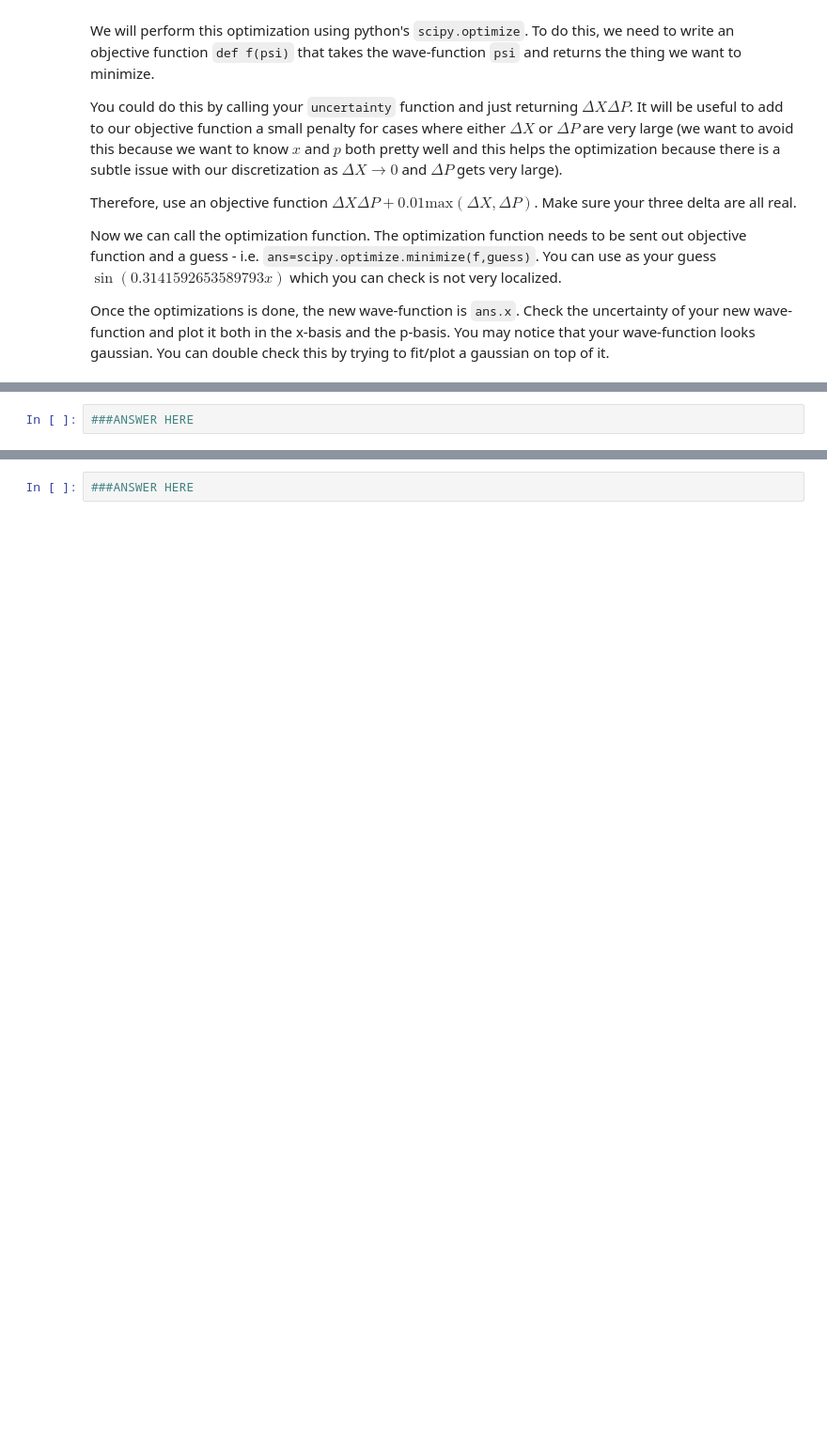
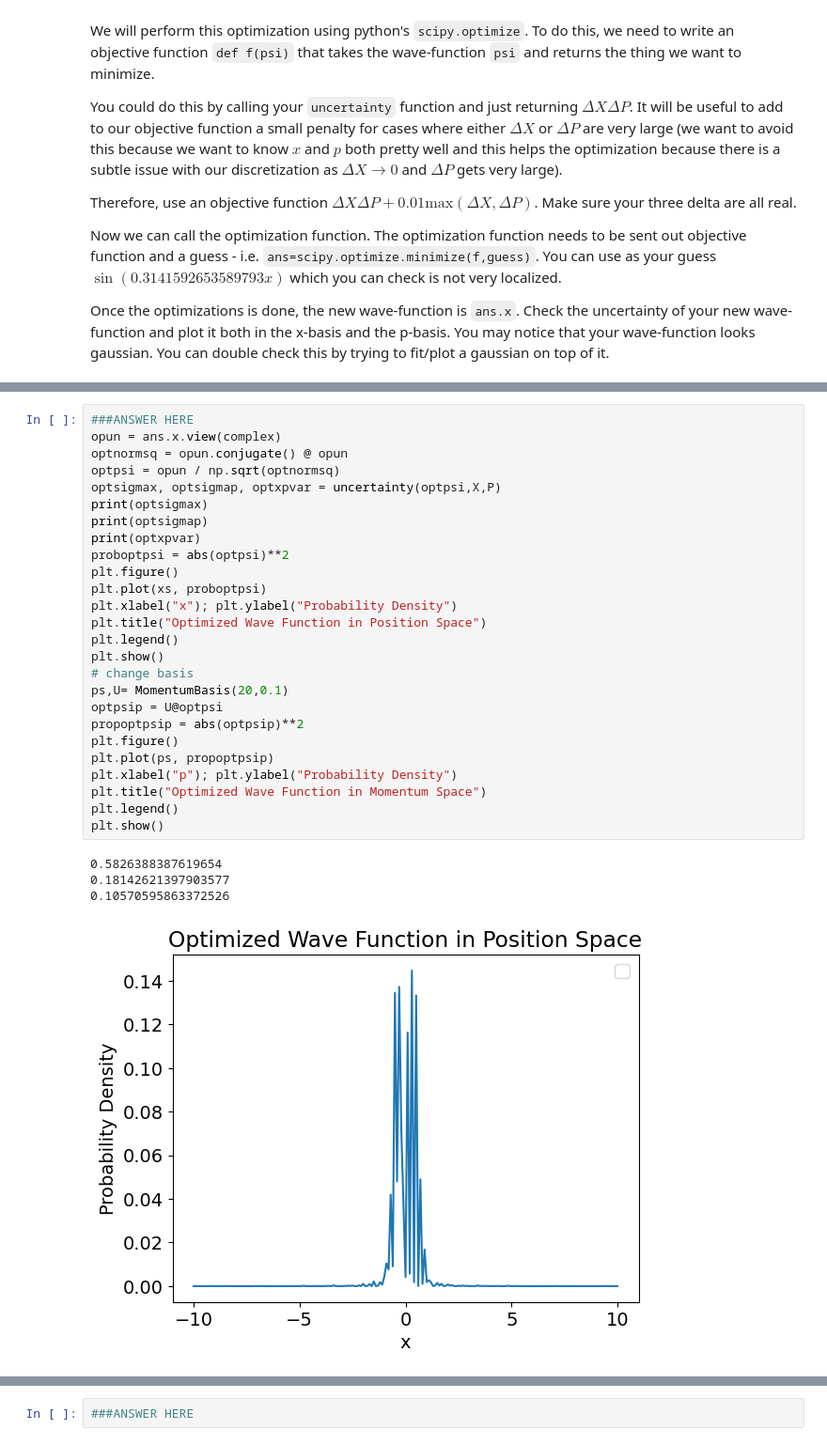
Before and after one commit to MichaelAHeredia/PHYS486, a Jupyter notebook: quantum_mechanics/HarmonicOscillator.ipynb, the cells around one changed output, grey strips where cells are left out. Shown: that part at 94% size. Cells and saved outputs as stored; diff of their text form; blank space fills up the shorter version.

```diff
--- a/quantum_mechanics/HarmonicOscillator.ipynb
+++ b/quantum_mechanics/HarmonicOscillator.ipynb
@@ -322,2 +290,31 @@ ValueError: matmul: Input operand 1 has a mismatch in its core dimension 0, with
-# %%
-###ANSWER HERE
+# %%
+###ANSWER HERE
+opun = ans.x.view(complex)
+optnormsq = opun.conjugate() @ opun
+optpsi = opun / np.sqrt(optnormsq)
+optsigmax, optsigmap, optxpvar = uncertainty(optpsi,X,P)
+print(optsigmax)
+print(optsigmap)
+print(optxpvar)
+proboptpsi = abs(optpsi)**2
+plt.figure()
+plt.plot(xs, proboptpsi)
+plt.xlabel("x"); plt.ylabel("Probability Density")
+plt.title("Optimized Wave Function in Position Space")
+plt.legend()
+plt.show()
+# change basis
+ps,U= MomentumBasis(20,0.1)
+optpsip = U@optpsi
+propoptpsip = abs(optpsip)**2
+plt.figure()
+plt.plot(ps, propoptpsip)
+plt.xlabel("p"); plt.ylabel("Probability Density")
+plt.title("Optimized Wave Function in Momentum Space")
+plt.legend()
+plt.show()
+# %% [output]
+0.5826388387619654
+0.18142621397903577
+0.10570595863372526
+[figure, added]
```
Also changed, not shown: parts of 6 cells of this notebook.
